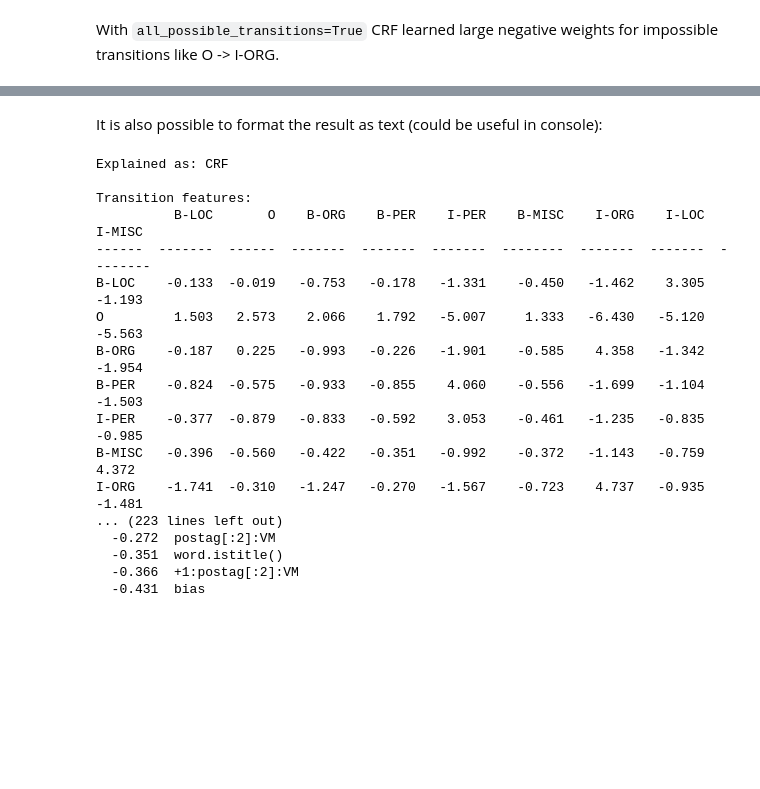
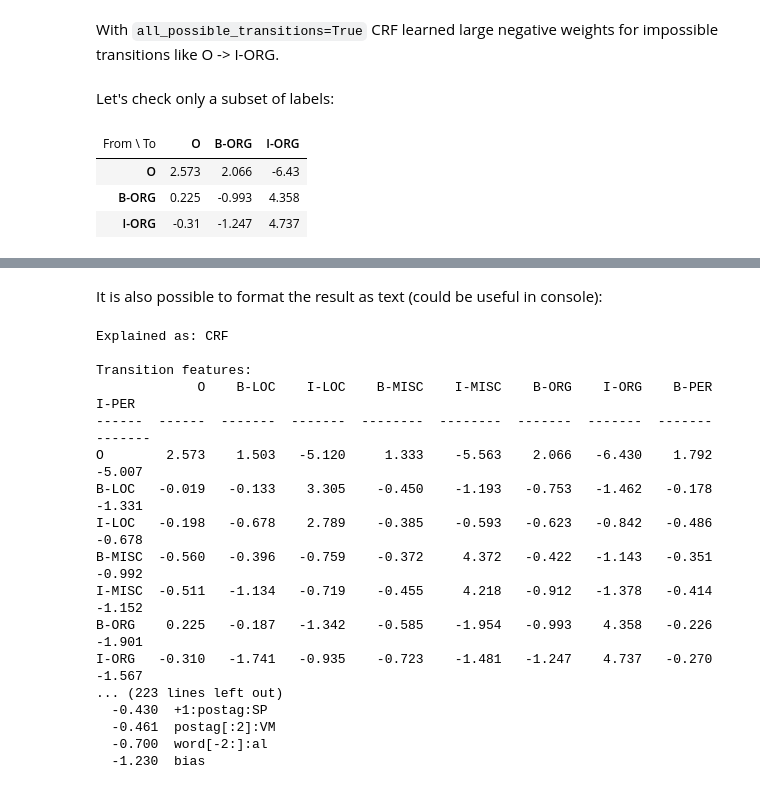
Before and after one commit to TeamHG-Memex/eli5, a Jupyter notebook: notebooks/sklearn-crfsuite.ipynb, the cells around one changed output, grey strips where cells are left out. Drawn from its saved outputs; the diff is of its cells as text; code cells hidden in the pictures; blank space fills up the shorter version.

```diff
--- a/notebooks/sklearn-crfsuite.ipynb
+++ b/notebooks/sklearn-crfsuite.ipynb
@@ -167,2 +166,11 @@ expl
 # %% [markdown]
 With `all_possible_transitions=True` CRF learned large negative weights for impossible transitions like O -> I-ORG.
+# %% [markdown]
+Let's check only a subset of labels:
+# %%
+explain_weights(crf, top=20, target_order=['O', 'B-ORG', 'I-ORG'])
+# %% [output]
+| From \ To | O | B-ORG | I-ORG |
+| O | 2.573 | 2.066 | -6.43 |
+| B-ORG | 0.225 | -0.993 | 4.358 |
+| I-ORG | -0.31 | -1.247 | 4.737 |
@@ -169,22 +178,23 @@ With `all_possible_transitions=True` CRF learned large negative weights for impo
 # %% [markdown]
 It is also possible to format the result as text (could be useful in console):
-# %%
-print(format_as_text(expl))
-# %% [output]
-Explained as: CRF
-
-Transition features:
-          B-LOC       O    B-ORG    B-PER    I-PER    B-MISC    I-ORG    I-LOC    I-MISC
-------  -------  ------  -------  -------  -------  --------  -------  -------  --------
-B-LOC    -0.133  -0.019   -0.753   -0.178   -1.331    -0.450   -1.462    3.305    -1.193
-O         1.503   2.573    2.066    1.792   -5.007     1.333   -6.430   -5.120    -5.563
-B-ORG    -0.187   0.225   -0.993   -0.226   -1.901    -0.585    4.358   -1.342    -1.954
-B-PER    -0.824  -0.575   -0.933   -0.855    4.060    -0.556   -1.699   -1.104    -1.503
-I-PER    -0.377  -0.879   -0.833   -0.592    3.053    -0.461   -1.235   -0.835    -0.985
-B-MISC   -0.396  -0.560   -0.422   -0.351   -0.992    -0.372   -1.143   -0.759     4.372
-I-ORG    -1.741  -0.310   -1.247   -0.270   -1.567    -0.723    4.737   -0.935    -1.481
-... (223 lines left out)
-  -0.272  postag[:2]:VM
-  -0.351  word.istitle()
-  -0.366  +1:postag[:2]:VM
-  -0.431  bias
+# %%
+expl = explain_weights(crf, top=20)
+print(format_as_text(expl))
+# %% [output]
+Explained as: CRF
+
+Transition features:
+             O    B-LOC    I-LOC    B-MISC    I-MISC    B-ORG    I-ORG    B-PER    I-PER
+------  ------  -------  -------  --------  --------  -------  -------  -------  -------
+O        2.573    1.503   -5.120     1.333    -5.563    2.066   -6.430    1.792   -5.007
+B-LOC   -0.019   -0.133    3.305    -0.450    -1.193   -0.753   -1.462   -0.178   -1.331
+I-LOC   -0.198   -0.678    2.789    -0.385    -0.593   -0.623   -0.842   -0.486   -0.678
+B-MISC  -0.560   -0.396   -0.759    -0.372     4.372   -0.422   -1.143   -0.351   -0.992
+I-MISC  -0.511   -1.134   -0.719    -0.455     4.218   -0.912   -1.378   -0.414   -1.152
+B-ORG    0.225   -0.187   -1.342    -0.585    -1.954   -0.993    4.358   -0.226   -1.901
+I-ORG   -0.310   -1.741   -0.935    -0.723    -1.481   -1.247    4.737   -0.270   -1.567
+... (223 lines left out)
+  -0.430  +1:postag:SP
+  -0.461  postag[:2]:VM
+  -0.700  word[-2:]:al
+  -1.230  bias
```
Also changed, not shown: parts of 7 cells of this notebook, 4 other files.
